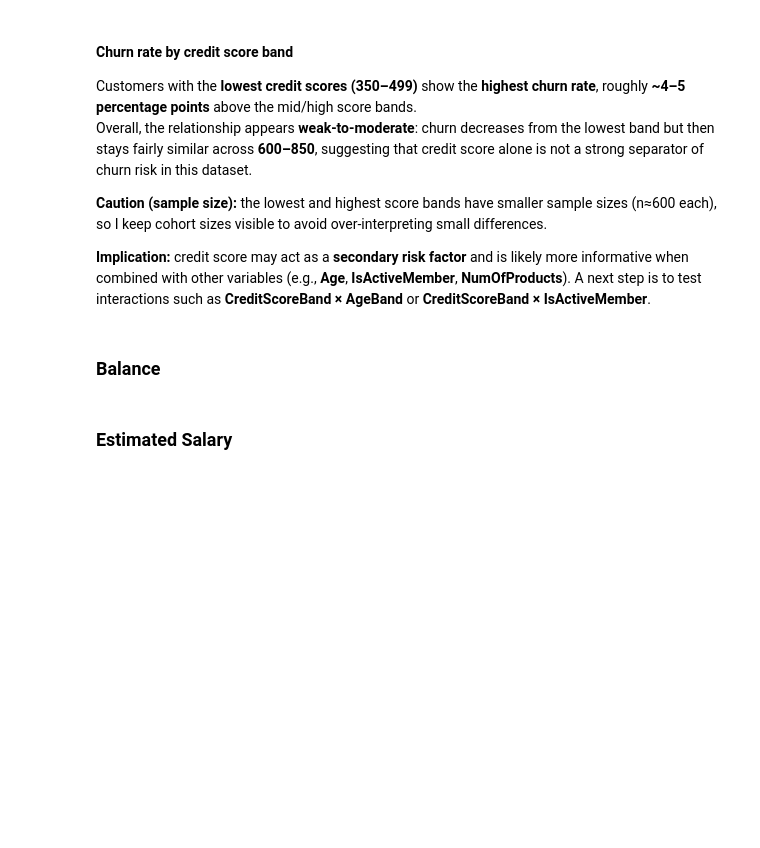
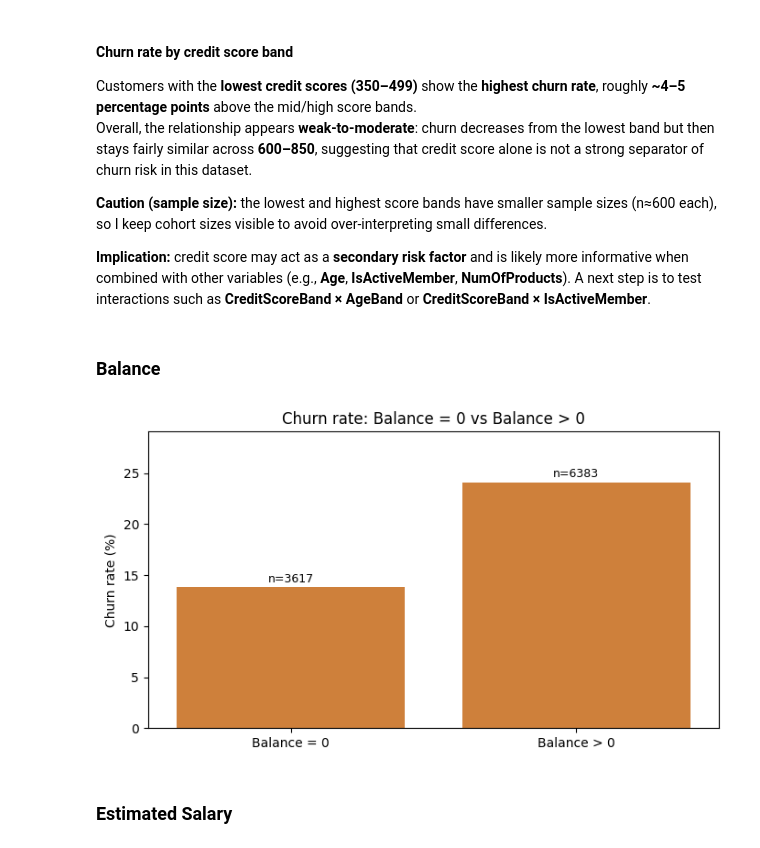
Before and after one commit to lost-95/customer-churn-banking, a Jupyter notebook: notebooks/customerChurnPredictionEda.ipynb, the cells around one changed output. Cells and saved outputs as stored; diff of their text form; code cells hidden in the pictures; blank space fills up the shorter version.

```diff
--- a/notebooks/customerChurnPredictionEda.ipynb
+++ b/notebooks/customerChurnPredictionEda.ipynb
@@ -413,5 +413,33 @@ Overall, the relationship appears **weak-to-moderate**: churn decreases from the
 **Implication:** credit score may act as a **secondary risk factor** and is likely more informative when combined with other variables (e.g., **Age**, **IsActiveMember**, **NumOfProducts**). A next step is to test interactions such as **CreditScoreBand × AgeBand** or **CreditScoreBand × IsActiveMember**.
 # %% [markdown]
 ### Balance
+# %%
+# 1) Create a binary flag: Balance == 0 vs Balance > 0
+df["HasBalance"] = (df["Balance"] > 0).astype(int)
+
+# 2) Churn rate + counts by group
+bal_churn = (df.groupby("HasBalance", as_index=False)
+               .agg(churn_rate=("Exited","mean"), n_customers=("Exited","size")))
+
+bal_churn["churn_rate_pct"] = (bal_churn["churn_rate"]*100).round(2)
+
+# Optional: nicer labels for plotting
+bal_churn["BalanceGroup"] = bal_churn["HasBalance"].map({0:"Balance = 0", 1:"Balance > 0"})
+
+# 3) Plot
+plt.figure(figsize=(7,4))
+ax = sns.barplot(data=bal_churn, x="BalanceGroup", y="churn_rate_pct", color="#E67E22")
+ax.set_title("Churn rate: Balance = 0 vs Balance > 0")
+ax.set_xlabel("")
+ax.set_ylabel("Churn rate (%)")
+
+for i, r in bal_churn.iterrows():
+    ax.text(i, r["churn_rate_pct"] + 0.5, f"n={int(r['n_customers'])}", ha="center", fontsize=9)
+
+plt.ylim(0, bal_churn["churn_rate_pct"].max() + 5)
+plt.tight_layout()
+plt.show()
+# %% [output]
+[figure, added]
 # %% [markdown]
 ### Estimated Salary
```
Also changed, not shown: parts of 3 cells of this notebook.
